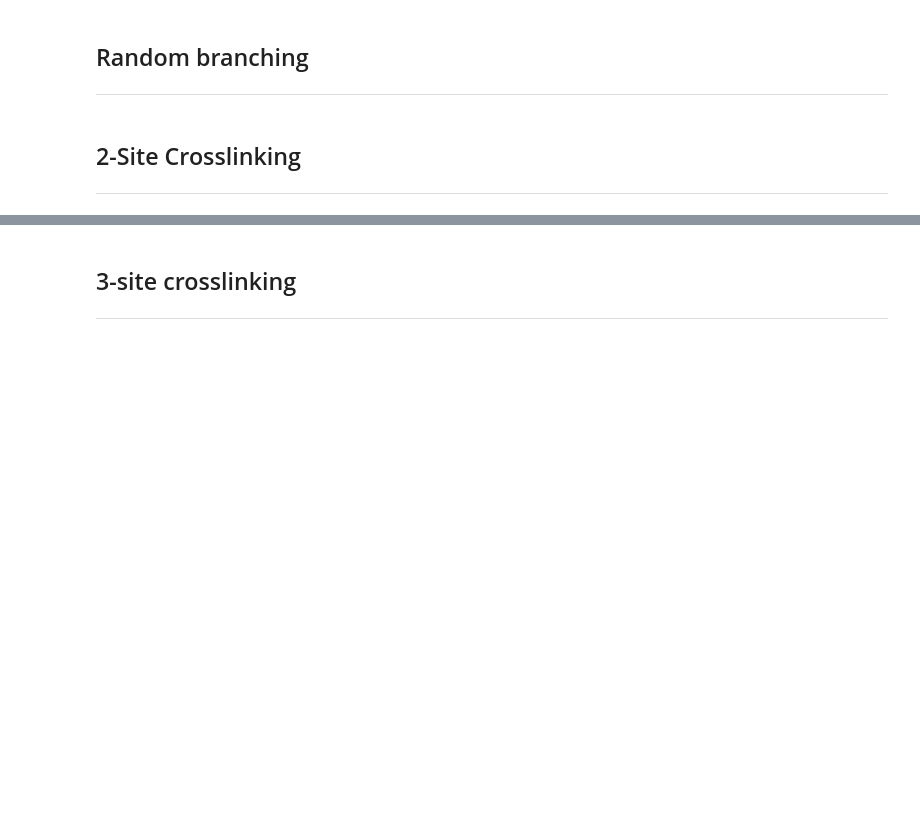
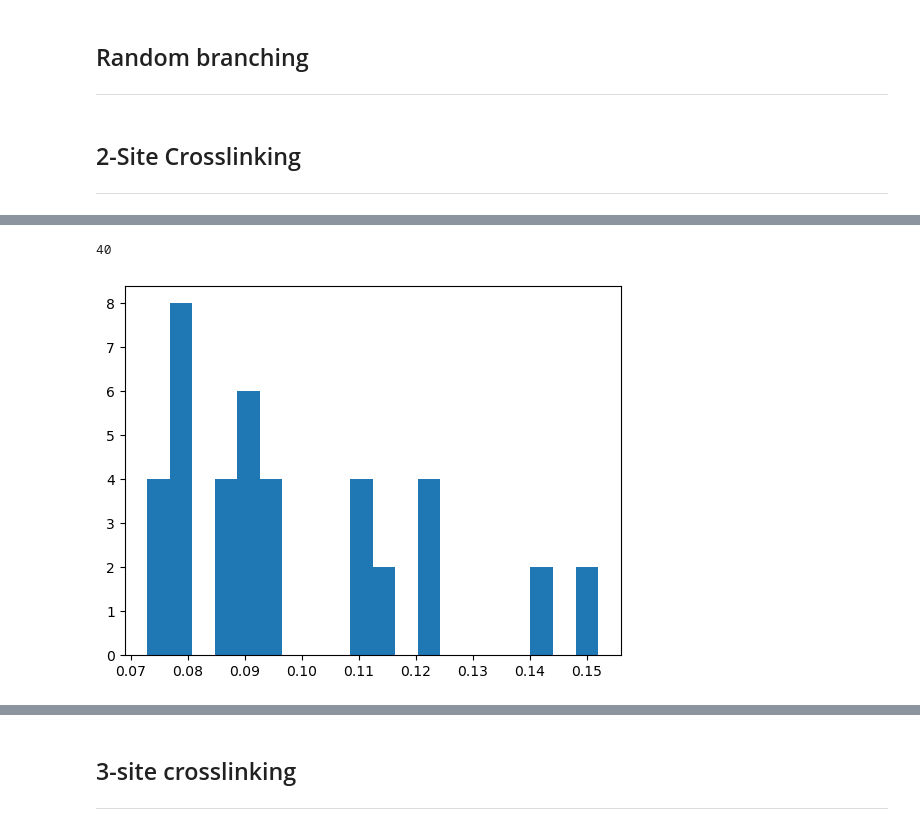
Before and after one commit to CalCraven/mbuild2-tutorials, a Jupyter notebook: Tutorial-5.ipynb, the cells around one changed output, grey strips where cells are left out. Cells and saved outputs as stored; diff of their text form; code cells hidden in the pictures; blank space fills up the shorter version.

```diff
--- a/Tutorial-5.ipynb
+++ b/Tutorial-5.ipynb
@@ -58,0 +226,21 @@ mBuild version: 1.3.1
+# %%
+distances = []
+backbone_nodes = [
+    node for node, attrs in path.bond_graph.nodes(data=True)
+    if (
+        attrs.get("name") == "_A"
+    )
+]
+bg = path.bond_graph
+for node1, node2 in bg.edges:
+    if path.beads[node1] == "_A" and path.beads[node2] == "_A":
+        continue
+    distances.append(bg.nodes[node1]['xyz'] - bg.nodes[node2]['xyz'])
+
+lengths = np.linalg.norm(distances, axis=1)
+import matplotlib.pyplot as plt
+plt.hist(lengths, bins=20)
+print(len(lengths))
+# %% [output]
+40
+[figure, added]
```
Also changed, not shown: parts of 13 cells of this notebook, 3 other files.
